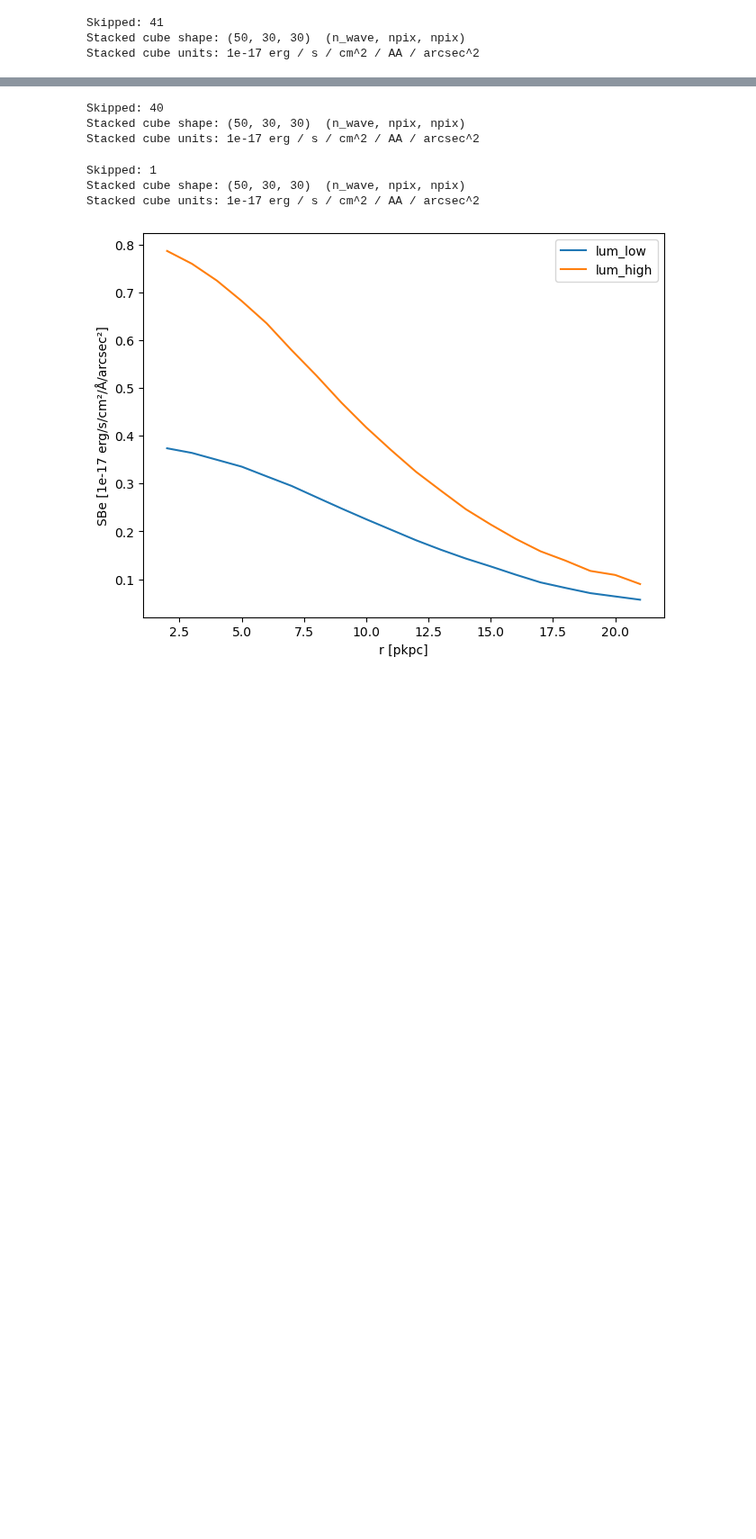
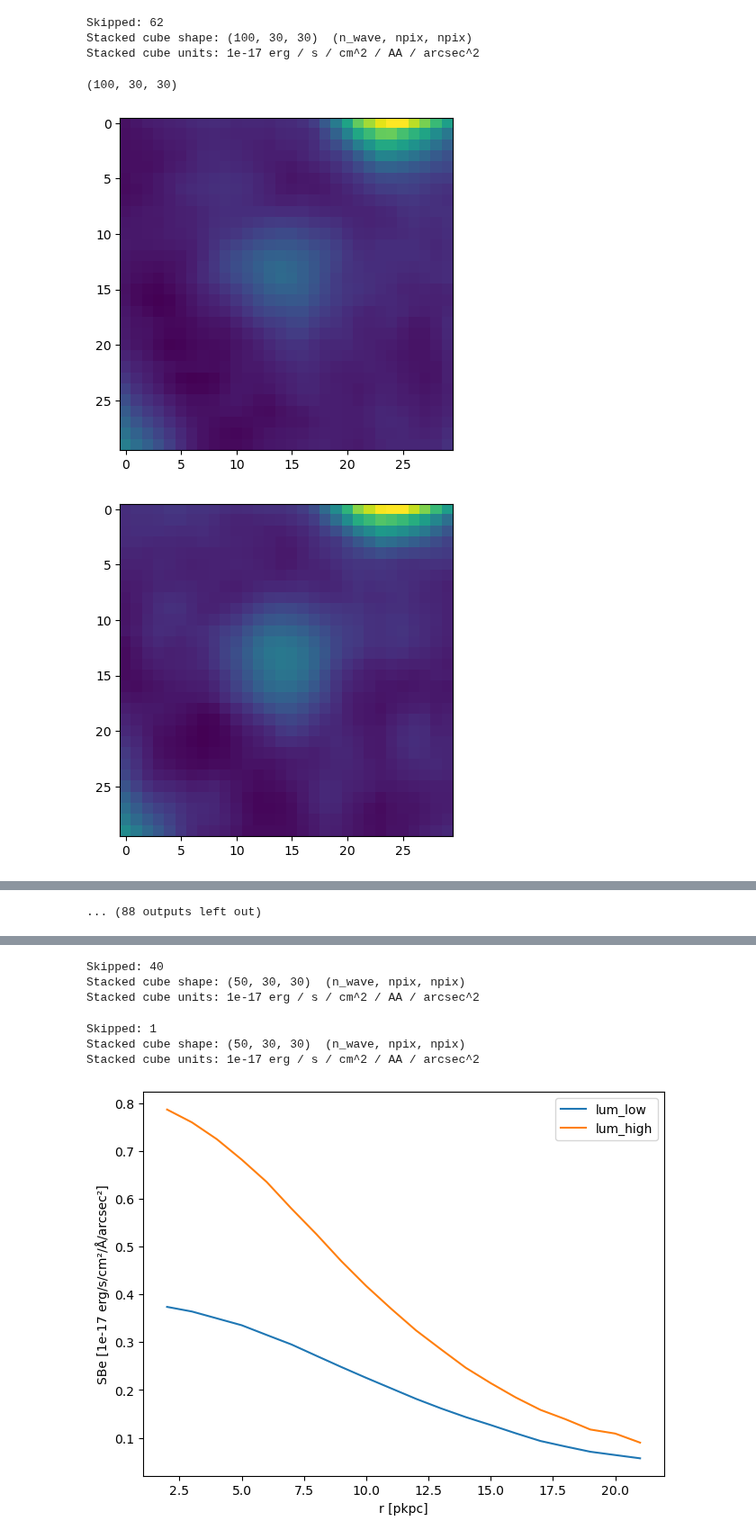
Before and after one commit to BGrashey/Master, a Jupyter notebook: notebooks/Halo.ipynb, the cells around one changed output, grey strips where cells are left out. Shown at 90% size. Saved outputs shown, nothing was run; the diff lists cells and outputs as text; code cells hidden in the pictures; blank space fills up the shorter version.

```diff
--- a/notebooks/Halo.ipynb
+++ b/notebooks/Halo.ipynb
@@ -42,6 +42,17 @@ stacked = Stacking(lae_cat, cube, kpc_pxl=1, npix=30)
 # %%
-img = stacked.stack(do_sky_sub=False, do_cont_sub=True, normalize=False)
+img = stacked.stack(do_sky_sub=False, do_cont_sub=False, normalize=False)
 # %% [output]
-Skipped: 41
-Stacked cube shape: (50, 30, 30)  (n_wave, npix, npix)
+Skipped: 62
+Stacked cube shape: (100, 30, 30)  (n_wave, npix, npix)
 Stacked cube units: 1e-17 erg / s / cm^2 / AA / arcsec^2
+# %%
+img.shape
+# %% [output]
+(100, 30, 30)
+# %%
+for n in range(img.shape[0]):
+    plt.imshow(img[n, :, :])
+    plt.show()
+# %% [output]
+[figure, added]
+[figure, added]
@@ -48 +69,2 @@ Stacked cube units: 1e-17 erg / s / cm^2 / AA / arcsec^2
+... (88 outputs left out)
 # %%
```
Also changed, not shown: parts of 5 cells of this notebook, 4 other files.
